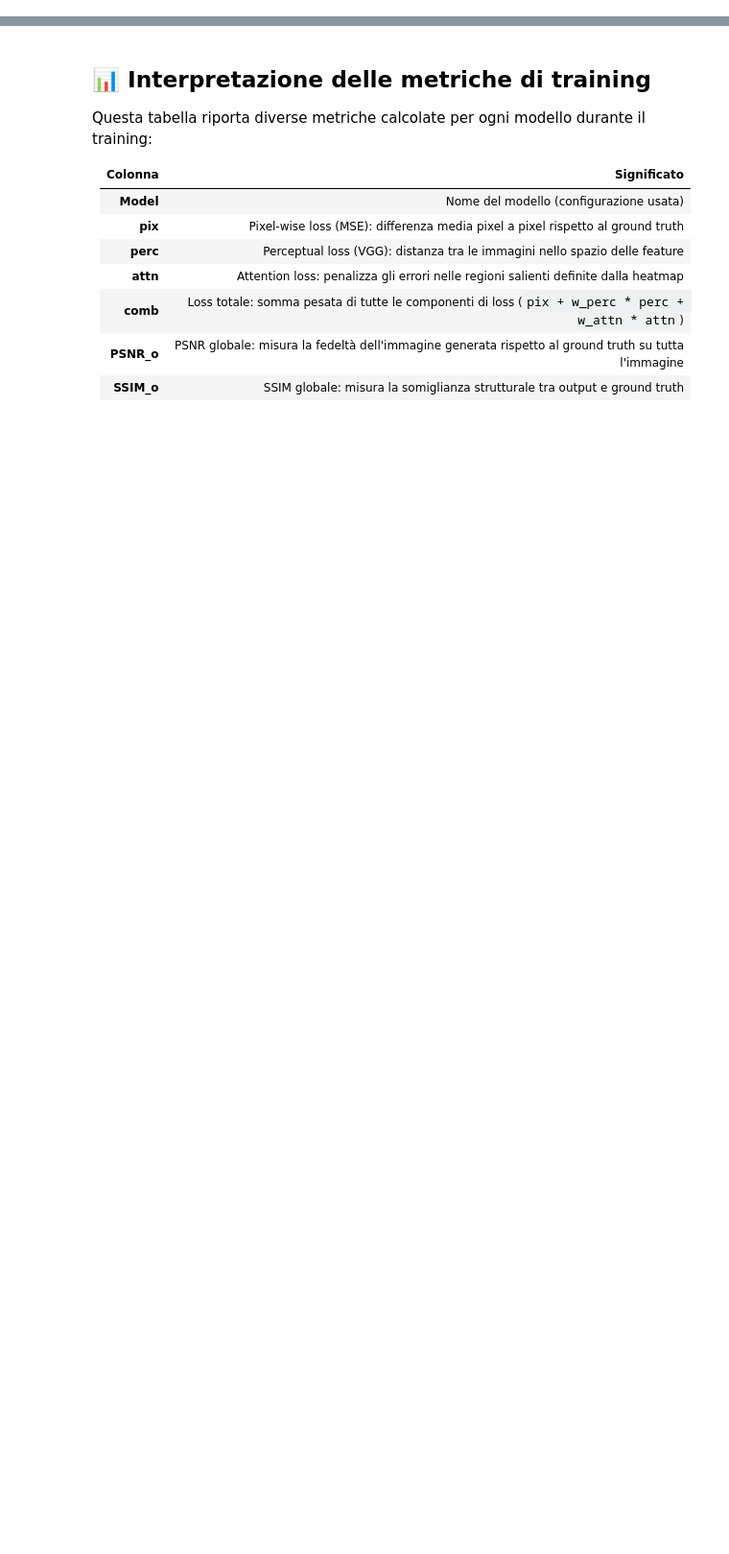
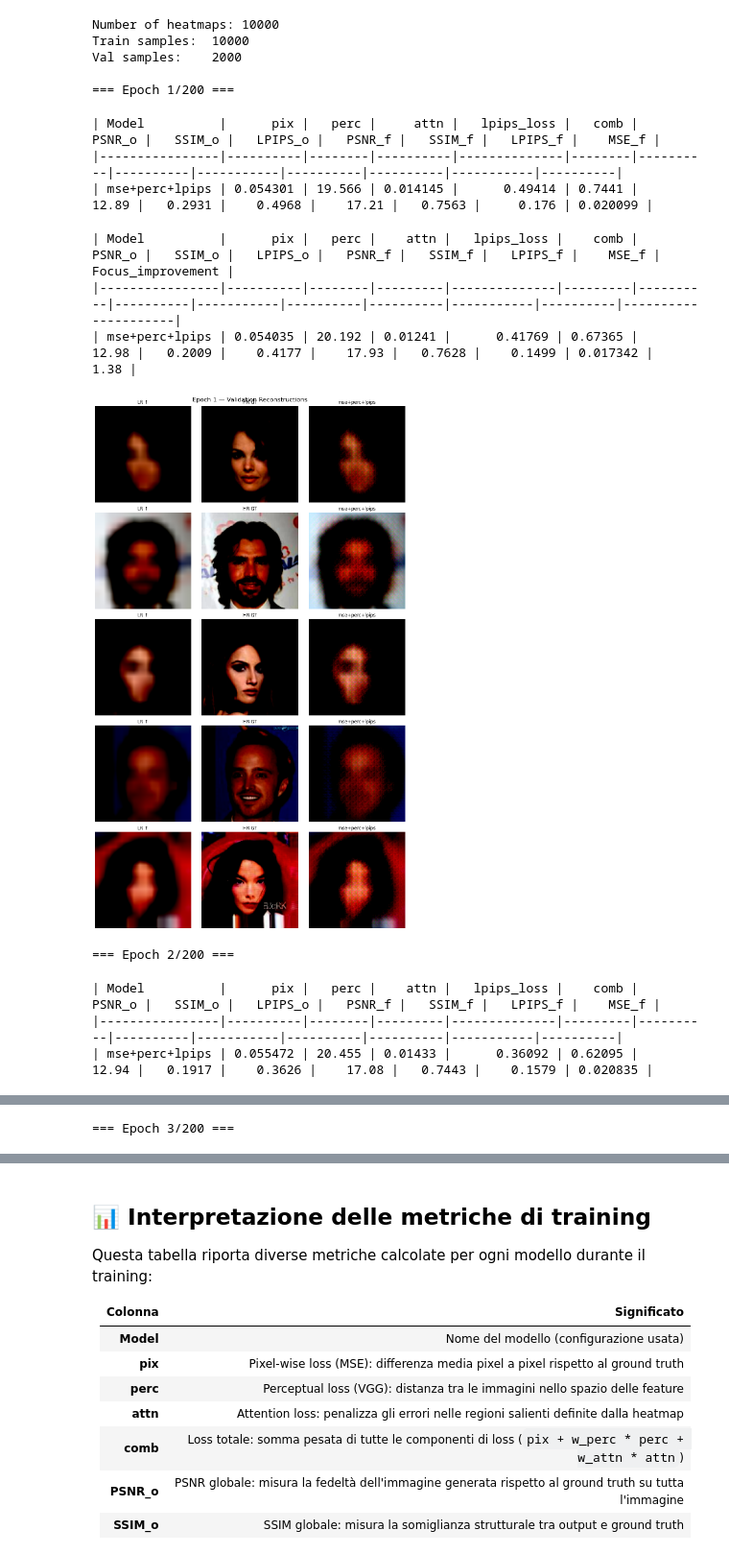
Before and after one commit to Carraro-Riccardo/Light-Weight-Super-Resolution-UNet-with-YOLO-landmark-heatmaps, a Jupyter notebook: modular_multi_model_pipeline.ipynb, the cells around one changed output, grey strips where cells are left out. Shown at 96% size. Saved outputs shown, nothing was run; the diff lists cells and outputs as text; code cells hidden in the pictures; blank space fills up the shorter version.

```diff
--- a/modular_multi_model_pipeline.ipynb
+++ b/modular_multi_model_pipeline.ipynb
@@ -229,6 +230,7 @@ import torch
 import torch.nn as nn
 import torch.nn.functional as F
 from torchvision.models import vgg16
+import lpips
 
 class VGGPerceptualLoss(nn.Module):
     def __init__(self):
@@ -274,11 +276,18 @@ def attention_loss(sr, hr, heat, eps=1e-6):
     hn = (heat - hmin)/(hmax-hmin+eps)
     return (hn.expand_as(sr)*(sr-hr).abs()).mean()
 
-# GAN hinge
-def d_hinge(real, fake):
-    return F.relu(1-real).mean()+F.relu(1+fake).mean()
-def g_hinge(fake):
-    return -fake.mean()
+
+# Inizializza il modulo LPIPS (puoi scegliere 'alex', 'vgg', oppure 'squeeze')
+# restituisce valori in [0, ∞), più basso = immagini più simili
+lpips_crit = lpips.LPIPS(net='alex').to(device)
+
+def lpips_loss(sr, hr):
+    """
+    sr, hr: tensori in range [-1,1], shape (B,3,H,W)
+    Restituisce la distanza LPIPS media sul batch.
+    """
+    # lpips_crit(sr, hr) ha shape (B,1,1,1)
+    return lpips_crit(sr, hr).mean()
 # %%
 from tqdm import tqdm
 import torch
@@ -526,10 +558,9 @@ for epoch in range(1, num_epochs+1):
 
     # 2) Print all metrics in a table
     headers = [
-        "Model",
-        "pix",   "perc",  "attn", "comb",
-        "PSNR_o","SSIM_o",
-        "PSNR_f","SSIM_f","MSE_f"
+      "Model", "pix", "perc", "attn", "lpips_loss", "comb",
+      "PSNR_o","SSIM_o","LPIPS_o",
+      "PSNR_f","SSIM_f","LPIPS_f","MSE_f"
     ]
     table = []
     for cfg in configs:
@@ -540,11 +571,14 @@ for epoch in range(1, num_epochs+1):
             f"{m['loss_pixel']:.4e}",
             f"{m['loss_perc']:.4e}"    if cfg['use_perc'] else "-",
             f"{m['loss_attn']:.4e}"    if cfg['use_attn'] else "-",
+            f"{m['loss_lpips']:.4e}"   if cfg.get('use_lpips',False) else "-",
             f"{m['loss_combined']:.4e}",
             f"{m['psnr_overall']:.2f}",
             f"{m['ssim_overall']:.4f}",
+            f"{m['lpips_overall']:.4f}",
             f"{m['psnr_focused']:.2f}",
             f"{m['ssim_focused']:.4f}",
+            f"{m['lpips_focused']:.4f}",
             f"{m['mse_focused']:.4e}"
         ])
     print(tabulate(table, headers=headers, tablefmt="github"))
@@ -559,19 +593,32 @@ for epoch in range(1, num_epochs+1):
         for k, v in val_metrics[name].items():
             hist.setdefault('val_' + k, []).append(v)
 
+    headers = [
+      "Model", "pix", "perc", "attn", "lpips_loss", "comb",
+      "PSNR_o","SSIM_o","LPIPS_o",
+      "PSNR_f","SSIM_f","LPIPS_f","MSE_f","Focus_improvement"
+    ]
     table = []
     for cfg in configs:
         name = cfg['name']
         m    = val_metrics[name]
         table.append([
             name,
+            f"{m['loss_pixel']:.4e}",
+            f"{m['loss_perc']:.4e}"    if cfg['use_perc'] else "-",
+            f"{m['loss_attn']:.4e}"    if cfg['use_attn'] else "-",
+            f"{m['loss_lpips']:.4e}"   if cfg.get('use_lpips',False) else "-",
+            f"{m['loss_combined']:.4e}",
             f"{m['psnr_overall']:.2f}",
             f"{m['ssim_overall']:.4f}",
+            f"{m['lpips_overall']:.4f}",
             f"{m['psnr_focused']:.2f}",
             f"{m['ssim_focused']:.4f}",
+            f"{m['lpips_focused']:.4f}",
             f"{m['mse_focused']:.4e}",
             f"{m['focus_improvement']:.2f}"
         ])
+    print("\n")
     print(tabulate(table, headers=headers, tablefmt="github"))
 
     # ——— VALIDATION VISUALIZATION ——————————————————————————————————————————
@@ -595,30 +642,47 @@ for epoch in range(1, num_epochs+1):
     # plot same as before but for val
     fig, axes = plt.subplots(5, 2 + len(configs), figsize=(4*(2+len(configs)), 20))
     for i in range(5):
         row = axes[i]
         # LR upsampled
         row[0].imshow(lr_up_val[i].permute(1,2,0).clamp(0,1))
         row[0].set_title("LR ↑")
         row[0].axis('off')
         # HR GT
         row[1].imshow(hr_val[i].permute(1,2,0).clamp(0,1))
         row[1].set_title("HR GT")
         row[1].axis('off')
         # SR outputs
         for j, cfg in enumerate(configs, start=2):
             nm = cfg['name']
             row[j].imshow(recon_val[nm][i].permute(1,2,0).clamp(0,1))
             row[j].set_title(nm)
             row[j].axis('off')
     plt.suptitle(f"Epoch {epoch} — Validation Reconstructions", fontsize=16)
     plt.tight_layout()
     plt.show()
 
     # 4) Save checkpoints every 10 epochs
     if epoch % 10 == 0:
         for cfg in configs:
             name   = cfg['name']
             folder = f"./{name}"
             os.makedirs(folder, exist_ok=True)
             path   = os.path.join(folder, f"{name}_epoch{epoch:03d}.pth")
             torch.save(trainers[name].G.state_dict(), path)
+# %% [output]
+Number of heatmaps: 10000
+Train samples:  10000
+Val samples:    2000
+
+=== Epoch 1/200 ===
+| Model          |      pix |   perc |     attn |   lpips_loss |   comb |   PSNR_o |   SSIM_o |   LPIPS_o |   PSNR_f |   SSIM_f |   LPIPS_f |    MSE_f |
+|----------------|----------|--------|----------|--------------|--------|----------|----------|-----------|----------|----------|-----------|----------|
+| mse+perc+lpips | 0.054301 | 19.566 | 0.014145 |      0.49414 | 0.7441 |    12.89 |   0.2931 |    0.4968 |    17.21 |   0.7563 |     0.176 | 0.020099 |
+| Model          |      pix |   perc |    attn |   lpips_loss |    comb |   PSNR_o |   SSIM_o |   LPIPS_o |   PSNR_f |   SSIM_f |   LPIPS_f |    MSE_f |   Focus_improvement |
+|----------------|----------|--------|---------|--------------|---------|----------|----------|-----------|----------|----------|-----------|----------|---------------------|
+| mse+perc+lpips | 0.054035 | 20.192 | 0.01241 |      0.41769 | 0.67365 |    12.98 |   0.2009 |    0.4177 |    17.93 |   0.7628 |    0.1499 | 0.017342 |                1.38 |
+[figure, added]
+=== Epoch 2/200 ===
+| Model          |      pix |   perc |    attn |   lpips_loss |    comb |   PSNR_o |   SSIM_o |   LPIPS_o |   PSNR_f |   SSIM_f |   LPIPS_f |    MSE_f |
+|----------------|----------|--------|---------|--------------|---------|----------|----------|-----------|----------|----------|-----------|----------|
+| mse+perc+lpips | 0.055472 | 20.455 | 0.01433 |      0.36092 | 0.62095 |    12.94 |   0.1917 |    0.3626 |    17.08 |   0.7443 |    0.1579 | 0.020835 |
@@ -624,0 +693 @@ for epoch in range(1, num_epochs+1):
+=== Epoch 3/200 ===
```
Also changed, not shown: parts of 3 cells of this notebook.
